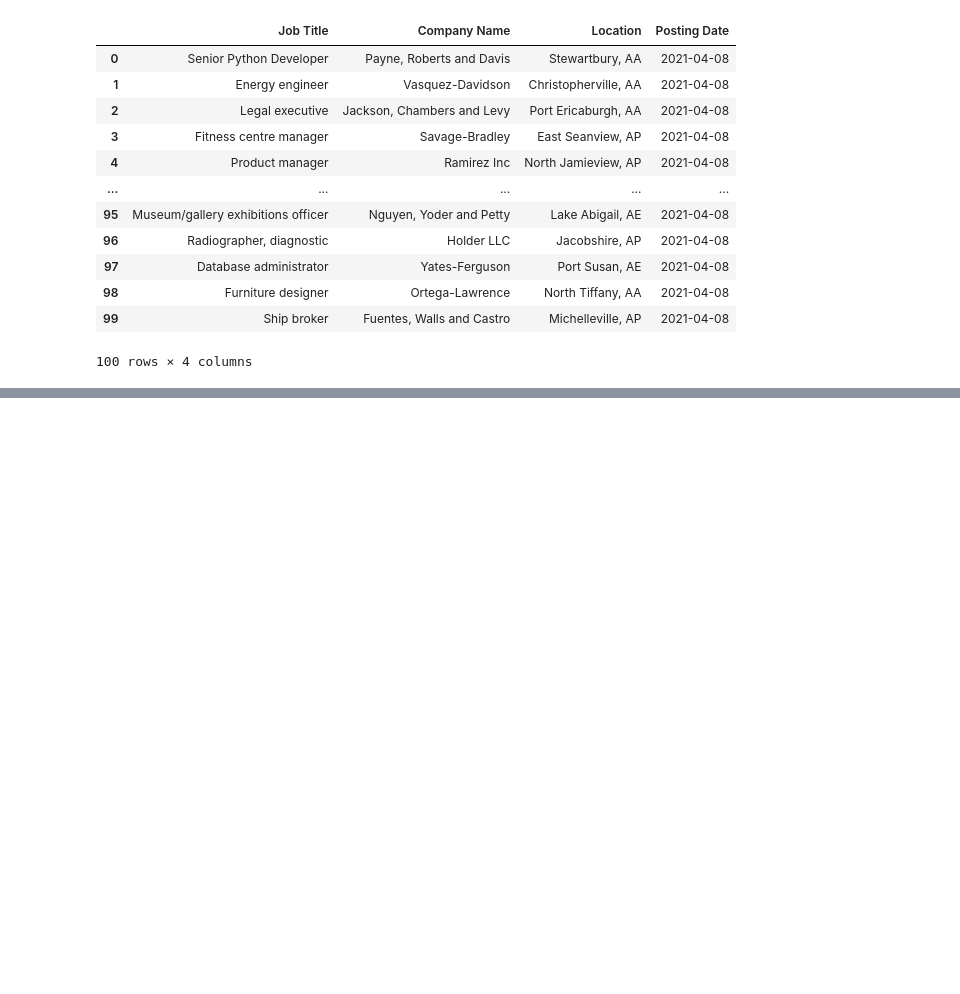
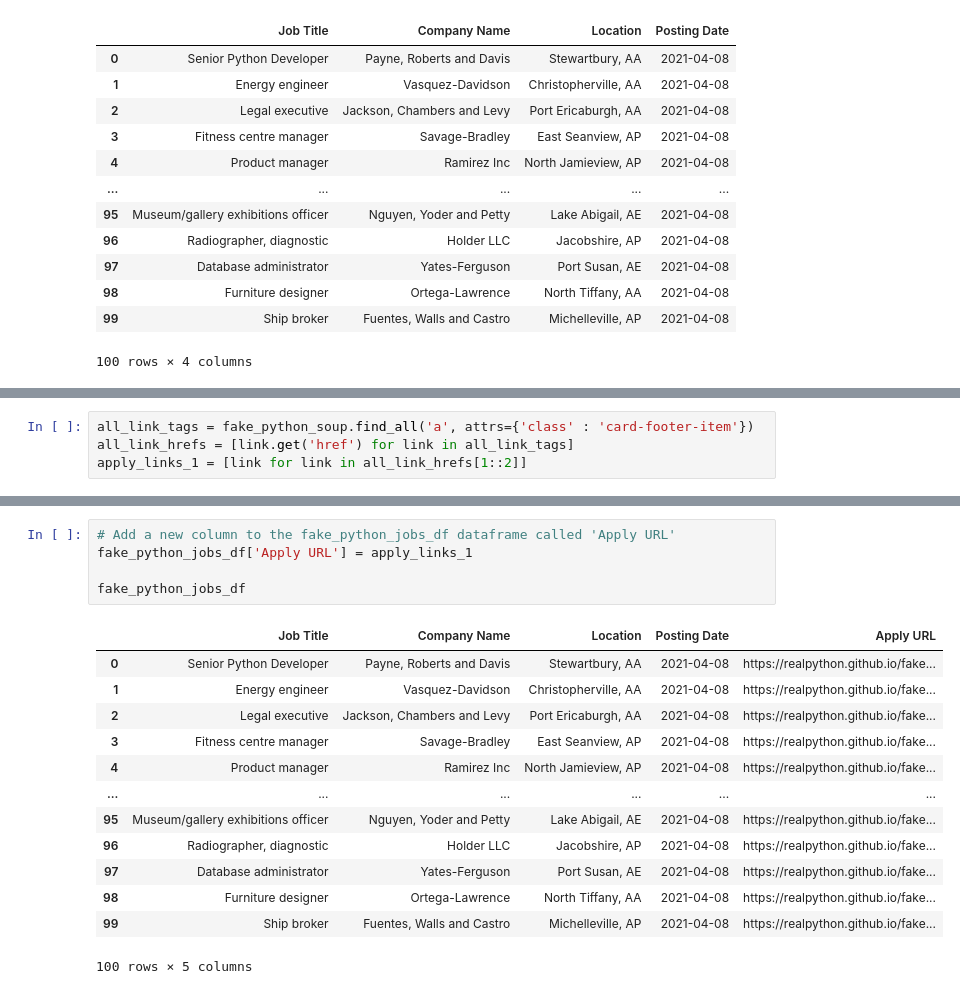
Before and after one commit to NSS-Data-Analytics-Cohort-8/webscraping-thenicknash, a Jupyter notebook: notebooks/fake_python.ipynb, the cells around one changed output, grey strips where cells are left out. Cells and saved outputs as stored; diff of their text form; blank space fills up the shorter version.

Commit message:
completed the second question for python fake jobs web scraping exercise

```diff
--- a/notebooks/fake_python.ipynb
+++ b/notebooks/fake_python.ipynb
@@ -76,0 +81,4 @@ fake_python_jobs_df
+# %%
+all_link_tags = fake_python_soup.find_all('a', attrs={'class' : 'card-footer-item'})
+all_link_hrefs = [link.get('href') for link in all_link_tags]
+apply_links_1 = [link for link in all_link_hrefs[1::2]]
@@ -76,0 +97,19 @@ fake_python_jobs_df
+# %%
+# Add a new column to the fake_python_jobs_df dataframe called 'Apply URL'
+fake_python_jobs_df['Apply URL'] = apply_links_1
+
+fake_python_jobs_df
+# %% [output]
+|  | Job Title | Company Name | Location | Posting Date | Apply URL |
+| 0 | Senior Python Developer | Payne, Roberts and Davis | Stewartbury, AA | 2021-04-08 | https://realpython.github.io/fake... |
+| 1 | Energy engineer | Vasquez-Davidson | Christopherville, AA | 2021-04-08 | https://realpython.github.io/fake... |
+| 2 | Legal executive | Jackson, Chambers and Levy | Port Ericaburgh, AA | 2021-04-08 | https://realpython.github.io/fake... |
+| 3 | Fitness centre manager | Savage-Bradley | East Seanview, AP | 2021-04-08 | https://realpython.github.io/fake... |
+| 4 | Product manager | Ramirez Inc | North Jamieview, AP | 2021-04-08 | https://realpython.github.io/fake... |
+| ... | ... | ... | ... | ... | ... |
+| 95 | Museum/gallery exhibitions officer | Nguyen, Yoder and Petty | Lake Abigail, AE | 2021-04-08 | https://realpython.github.io/fake... |
+| 96 | Radiographer, diagnostic | Holder LLC | Jacobshire, AP | 2021-04-08 | https://realpython.github.io/fake... |
+| 97 | Database administrator | Yates-Ferguson | Port Susan, AE | 2021-04-08 | https://realpython.github.io/fake... |
+| 98 | Furniture designer | Ortega-Lawrence | North Tiffany, AA | 2021-04-08 | https://realpython.github.io/fake... |
+| 99 | Ship broker | Fuentes, Walls and Castro | Michelleville, AP | 2021-04-08 | https://realpython.github.io/fake... |
+100 rows × 5 columns
```
Also changed, not shown: parts of 5 cells of this notebook.
